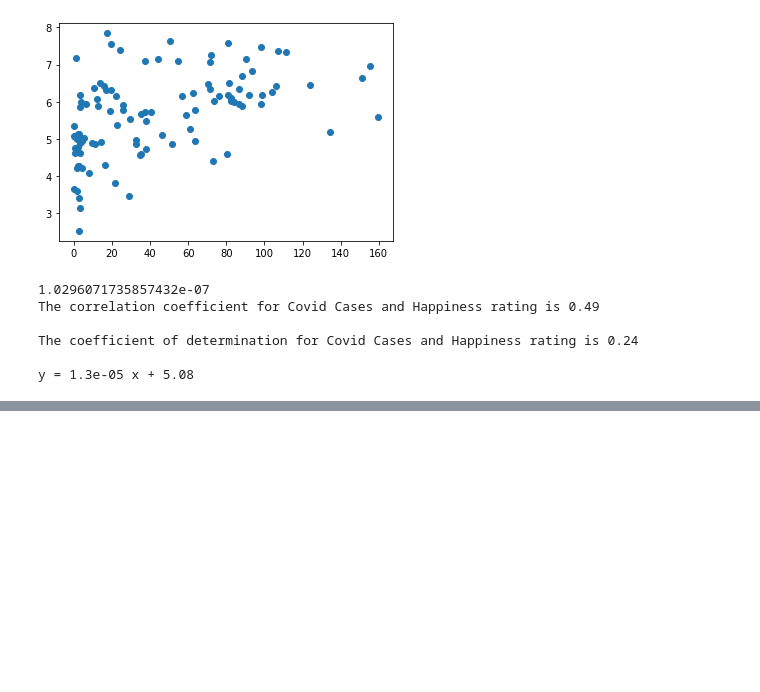
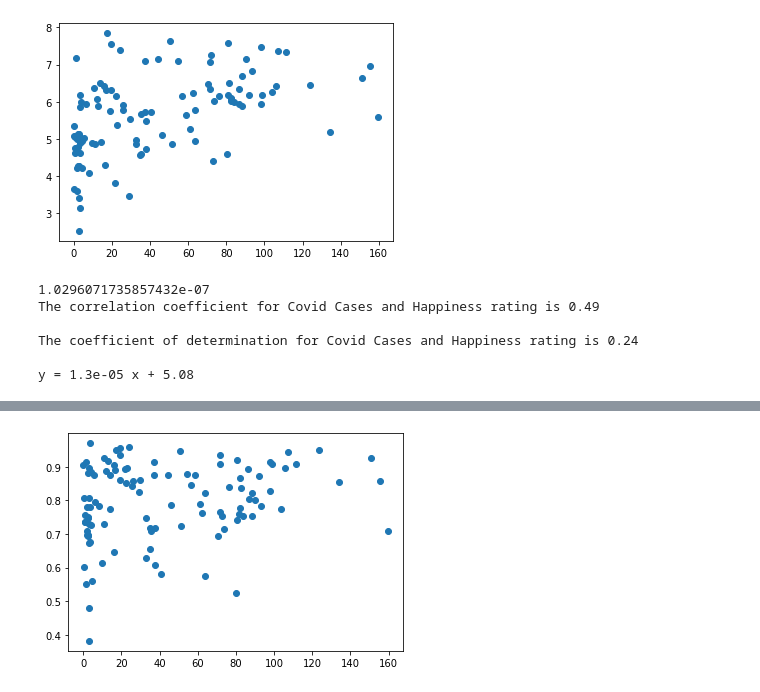
Before and after one commit to radioactivearm/happiness-v-covid, a Jupyter notebook: Notebooks/NBone.ipynb, the cells around one changed output, grey strips where cells are left out. Saved outputs shown, nothing was run; the diff lists cells and outputs as text; code cells hidden in the pictures; blank space fills up the shorter version.

```diff
--- a/Notebooks/NBone.ipynb
+++ b/Notebooks/NBone.ipynb
@@ -108,0 +109,5 @@ plt.show()
+# %%
+plt.scatter(df.total_cases_per_1m_population / 1000, df.freedom_to_make_life_choices)
+plt.show()
+# %% [output]
+[figure, added]
```
Also changed, not shown: parts of 6 cells of this notebook, 2 other files.
